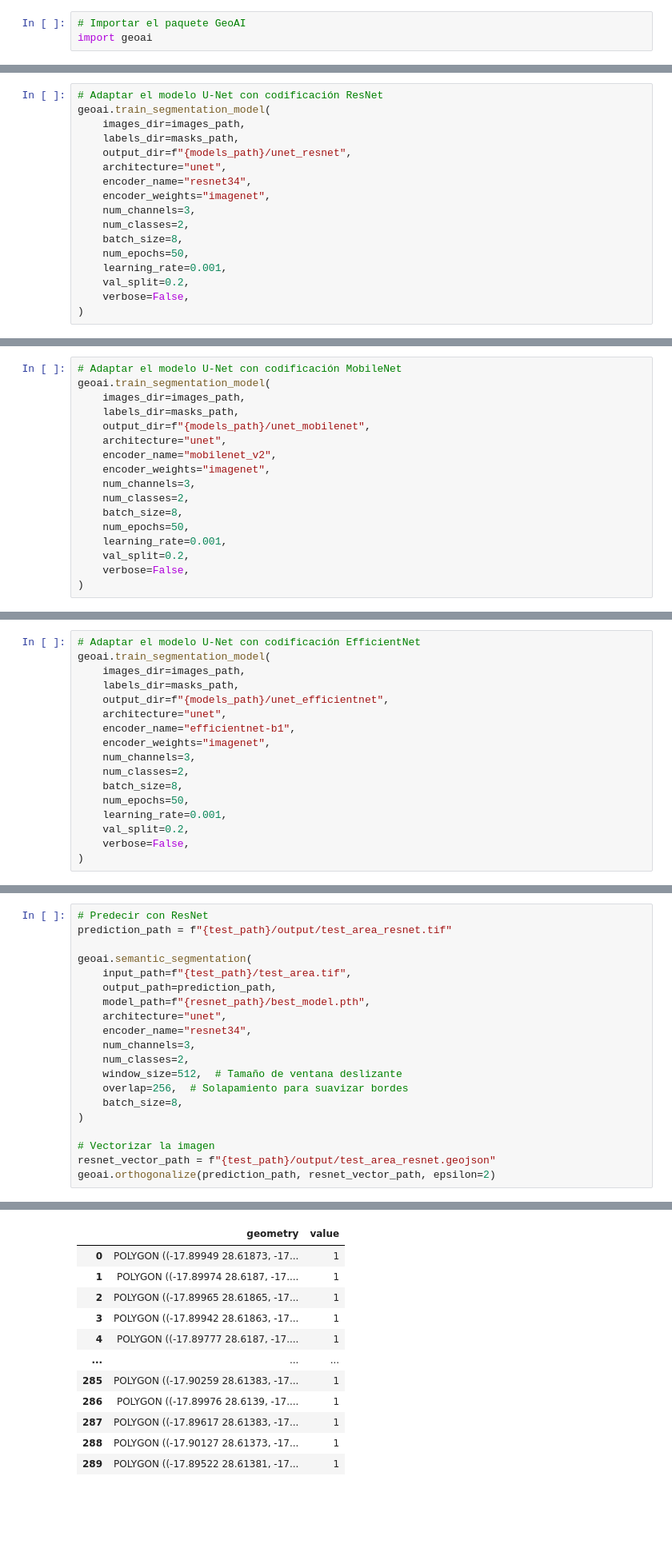
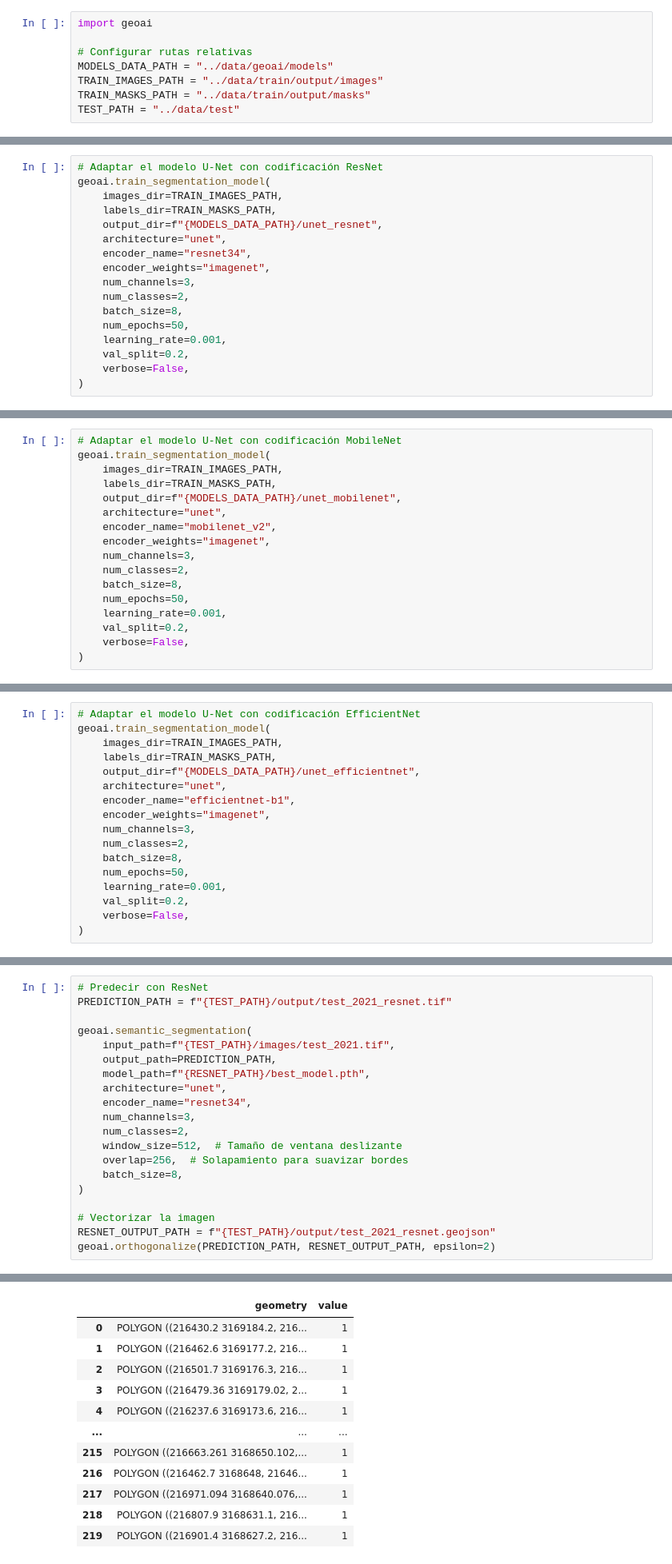
Before and after one commit to jcongom/TFG-disaster-building-footprint-extraction, a Jupyter notebook: notebooks/02_creacion_modelo.ipynb, the cells around one changed output, grey strips where cells are left out. Shown at 80% size. Saved outputs shown, nothing was run; the diff lists cells and outputs as text; blank space fills up the shorter version.

```diff
--- a/notebooks/02_creacion_modelo.ipynb
+++ b/notebooks/02_creacion_modelo.ipynb
@@ -5,3 +7,8 @@
 # %%
-# Importar el paquete GeoAI
 import geoai
+
+# Configurar rutas relativas
+MODELS_DATA_PATH = "../data/geoai/models"
+TRAIN_IMAGES_PATH = "../data/train/output/images"
+TRAIN_MASKS_PATH = "../data/train/output/masks"
+TEST_PATH = "../data/test"
@@ -18,9 +19,9 @@ test_path = "../geoai/test"
 # %%
 # Adaptar el modelo U-Net con codificación ResNet
 geoai.train_segmentation_model(
-    images_dir=images_path,
-    labels_dir=masks_path,
-    output_dir=f"{models_path}/unet_resnet",
+    images_dir=TRAIN_IMAGES_PATH,
+    labels_dir=TRAIN_MASKS_PATH,
+    output_dir=f"{MODELS_DATA_PATH}/unet_resnet",
     architecture="unet",
     encoder_name="resnet34",
     encoder_weights="imagenet",
@@ -53,9 +64,9 @@ Models saved to ../geoai/models/unet_resnet
 # %%
 # Adaptar el modelo U-Net con codificación MobileNet
 geoai.train_segmentation_model(
-    images_dir=images_path,
-    labels_dir=masks_path,
-    output_dir=f"{models_path}/unet_mobilenet",
+    images_dir=TRAIN_IMAGES_PATH,
+    labels_dir=TRAIN_MASKS_PATH,
+    output_dir=f"{MODELS_DATA_PATH}/unet_mobilenet",
     architecture="unet",
     encoder_name="mobilenet_v2",
     encoder_weights="imagenet",
@@ -88,9 +109,9 @@ Models saved to ../geoai/models/unet_mobilenet
 # %%
 # Adaptar el modelo U-Net con codificación EfficientNet
 geoai.train_segmentation_model(
-    images_dir=images_path,
-    labels_dir=masks_path,
-    output_dir=f"{models_path}/unet_efficientnet",
+    images_dir=TRAIN_IMAGES_PATH,
+    labels_dir=TRAIN_MASKS_PATH,
+    output_dir=f"{MODELS_DATA_PATH}/unet_efficientnet",
     architecture="unet",
     encoder_name="efficientnet-b1",
     encoder_weights="imagenet",
@@ -228,11 +265,11 @@ Val Loss - Best: 0.0300 | Final: 0.0300
 # %%
 # Predecir con ResNet
-prediction_path = f"{test_path}/output/test_area_resnet.tif"
+PREDICTION_PATH = f"{TEST_PATH}/output/test_2021_resnet.tif"
 
 geoai.semantic_segmentation(
-    input_path=f"{test_path}/test_area.tif",
-    output_path=prediction_path,
-    model_path=f"{resnet_path}/best_model.pth",
+    input_path=f"{TEST_PATH}/images/test_2021.tif",
+    output_path=PREDICTION_PATH,
+    model_path=f"{RESNET_PATH}/best_model.pth",
     architecture="unet",
     encoder_name="resnet34",
     num_channels=3,
@@ -243,7 +280,7 @@ geoai.semantic_segmentation(
 )
 
 # Vectorizar la imagen
-resnet_vector_path = f"{test_path}/output/test_area_resnet.geojson"
-geoai.orthogonalize(prediction_path, resnet_vector_path, epsilon=2)
+RESNET_OUTPUT_PATH = f"{TEST_PATH}/output/test_2021_resnet.geojson"
+geoai.orthogonalize(PREDICTION_PATH, RESNET_OUTPUT_PATH, epsilon=2)
 # %% [output]
 Input file format: GeoTIFF (.tif)
@@ -256,13 +293,13 @@ Saving to ../geoai/test/output/test_area_resnet.geojson...
 Done!
 |  | geometry | value |
-| 0 | POLYGON ((-17.89949 28.61873, -17... | 1 |
-| 1 | POLYGON ((-17.89974 28.6187, -17.... | 1 |
-| 2 | POLYGON ((-17.89965 28.61865, -17... | 1 |
-| 3 | POLYGON ((-17.89942 28.61863, -17... | 1 |
-| 4 | POLYGON ((-17.89777 28.6187, -17.... | 1 |
+| 0 | POLYGON ((216430.2 3169184.2, 216... | 1 |
+| 1 | POLYGON ((216462.6 3169177.2, 216... | 1 |
+| 2 | POLYGON ((216501.7 3169176.3, 216... | 1 |
+| 3 | POLYGON ((216479.36 3169179.02, 2... | 1 |
+| 4 | POLYGON ((216237.6 3169173.6, 216... | 1 |
 | ... | ... | ... |
-| 285 | POLYGON ((-17.90259 28.61383, -17... | 1 |
-| 286 | POLYGON ((-17.89976 28.6139, -17.... | 1 |
-| 287 | POLYGON ((-17.89617 28.61383, -17... | 1 |
-| 288 | POLYGON ((-17.90127 28.61373, -17... | 1 |
-| 289 | POLYGON ((-17.89522 28.61381, -17... | 1 |
+| 215 | POLYGON ((216663.261 3168650.102,... | 1 |
+| 216 | POLYGON ((216462.7 3168648, 21646... | 1 |
+| 217 | POLYGON ((216971.094 3168640.076,... | 1 |
+| 218 | POLYGON ((216807.9 3168631.1, 216... | 1 |
+| 219 | POLYGON ((216901.4 3168627.2, 216... | 1 |
```
Also changed, not shown: parts of 24 cells of this notebook, 47 other files.
